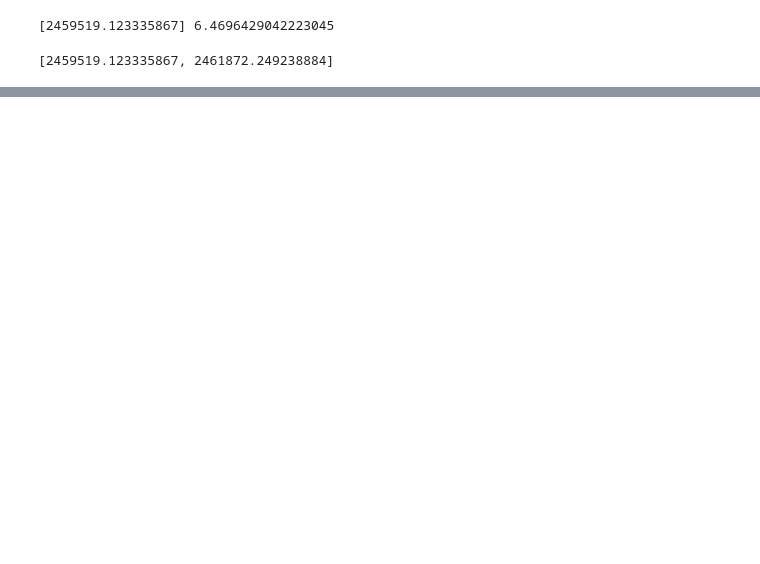
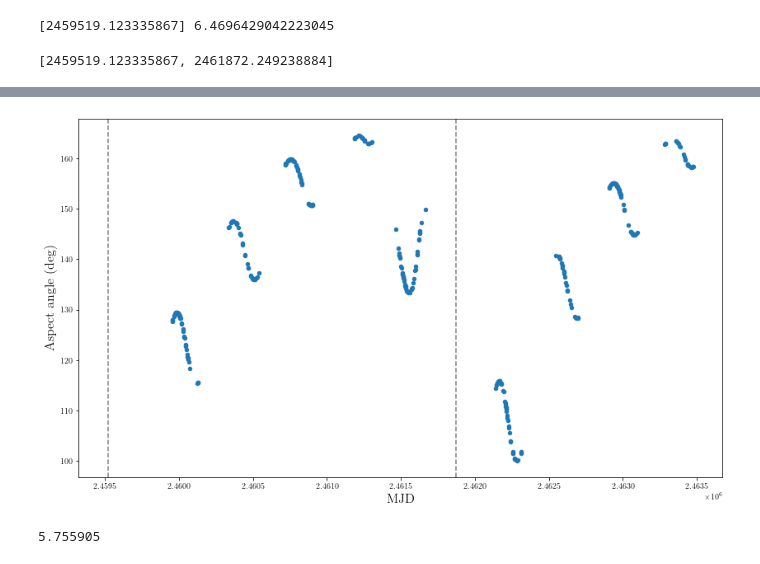
Before and after one commit to ald20/lsst_lcs, a Jupyter notebook: periodogram.ipynb, the cells around one changed output, grey strips where cells are left out. Saved outputs shown, nothing was run; the diff lists cells and outputs as text; code cells hidden in the pictures; blank space fills up the shorter version.

```diff
--- a/periodogram.ipynb
+++ b/periodogram.ipynb
@@ -233,7 +273,0 @@ plt.show()
-# %%
-weird_points = []
-for i,val in enumerate(magsPeriod):
-    if val>15.77 and 0.45<phase_gp[i]<0.7:
-        print(val, phase_gp[i], mjdPeriod[i],i)
-        weird_points.append(mjdPeriod[i])
-#max(weird_points)-min(weird_points)
@@ -295,0 +274,27 @@ plt.show()
+# %%
+aspect_angles = []
+afile = open(data_dir+'67p_aspect_326.dat')
+lines = afile.readlines()
+for line in lines:
+    aspect_angles.append(float(line))
+# %%
+mikko_file=open(data_dir+'67P_LC_NU.dat')
+lcmikko = []
+lines=mikko_file.readlines()
+for line in lines:
+    data = line.split()
+    lcmikko.append(float(data[0]))
+counter = 0
+mjd_aspect=[];rh_aspect=[]
+for i,val in enumerate(lcmikko):
+    if len(str(val))<=3:
+        counter = counter+1
+        #print(lcmikko[i+1],counter)
+        date_to_add = lcmikko[i+1]
+        mjd_aspect.append(date_to_add)
+        print(date_to_add)
+        for j in range(len(mjd)):
+            if mjd[j]==date_to_add:
+                rh_aspect.append(rh[j])
+                print('yee')
+                #print(date_to_add)
@@ -295,0 +319,10 @@ plt.show()
+# %%
+plt.figure(figsize=(14,8))
+plt.scatter(mjd_aspect, aspect_angles,s=20)
+for apparition in peri_mjd:
+    v = plt.axvline(apparition, linestyle='--', color='grey')
+plt.xlabel('MJD', fontsize=labels);plt.ylabel('Aspect angle (deg)', fontsize=labels)
+
+plt.show()
+# %% [output]
+[figure, added]
@@ -295,0 +341,4 @@ plt.show()
+# %%
+max(rh)
+# %% [output]
+5.755905
```
Also changed, not shown: parts of 28 cells of this notebook, 2 other files.
